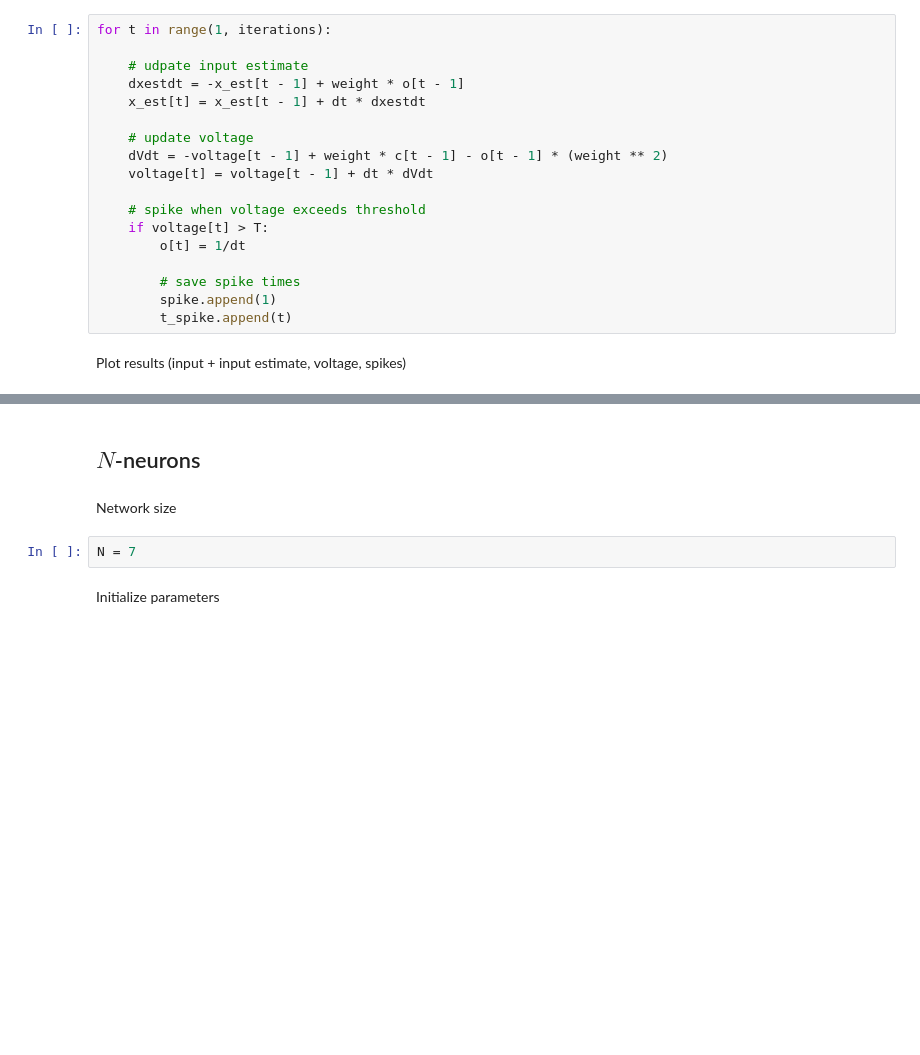
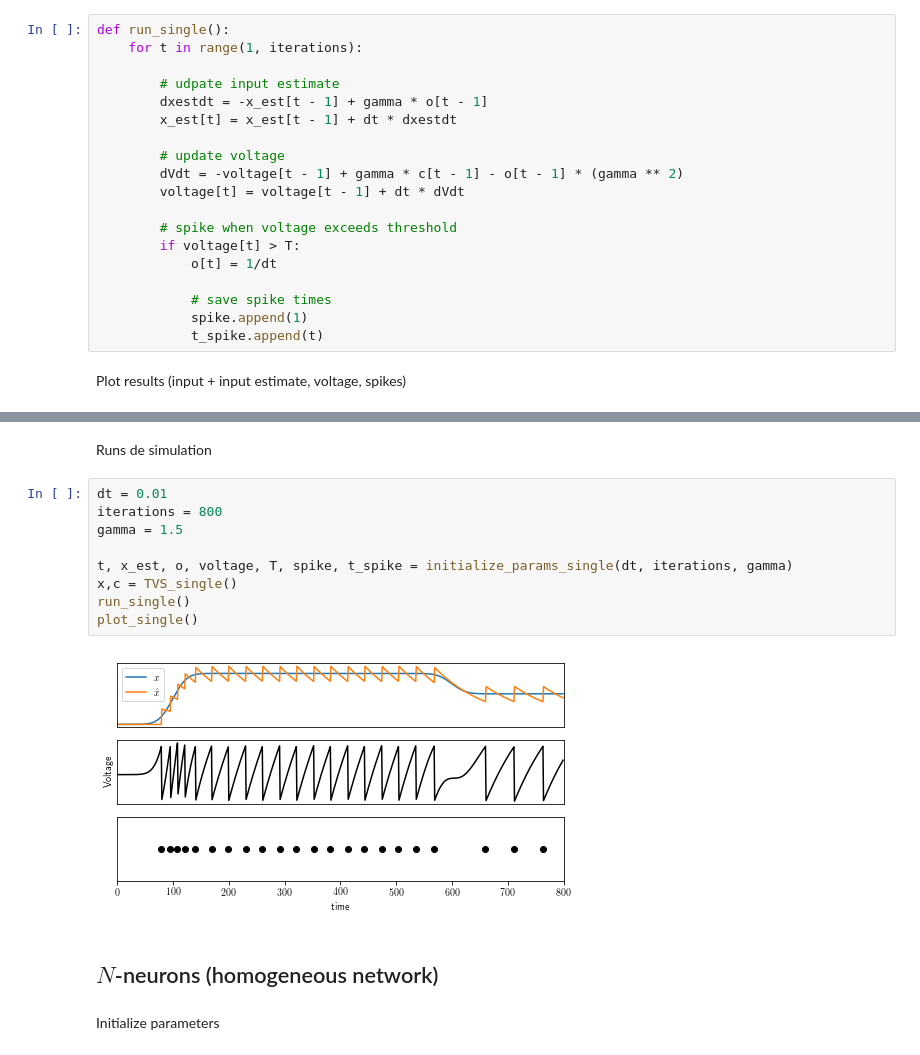
Before and after one commit to ABra1993/LisbonLab, a Jupyter notebook: CSM.ipynb, the cells around one changed output, grey strips where cells are left out. Drawn from its saved outputs; the diff is of its cells as text; blank space fills up the shorter version.

Commit message:
homo- and heterogeneous network, regularization

```diff
--- a/CSM.ipynb
+++ b/CSM.ipynb
@@ -54,23 +57,24 @@ c = smooth[:-1] + dxdt
 # %% [markdown]
 Run simulation
 # %%
-for t in range(1, iterations):
+def run_single():
+    for t in range(1, iterations):
 
-    # udpate input estimate
-    dxestdt = -x_est[t - 1] + weight * o[t - 1]
-    x_est[t] = x_est[t - 1] + dt * dxestdt
+        # udpate input estimate
+        dxestdt = -x_est[t - 1] + gamma * o[t - 1]
+        x_est[t] = x_est[t - 1] + dt * dxestdt
 
-    # update voltage
-    dVdt = -voltage[t - 1] + weight * c[t - 1] - o[t - 1] * (weight ** 2)
-    voltage[t] = voltage[t - 1] + dt * dVdt
+        # update voltage
+        dVdt = -voltage[t - 1] + gamma * c[t - 1] - o[t - 1] * (gamma ** 2)
+        voltage[t] = voltage[t - 1] + dt * dVdt
 
-    # spike when voltage exceeds threshold
-    if voltage[t] > T:
-        o[t] = 1/dt
+        # spike when voltage exceeds threshold
+        if voltage[t] > T:
+            o[t] = 1/dt
 
-        # save spike times
-        spike.append(1)
-        t_spike.append(t)
+            # save spike times
+            spike.append(1)
+            t_spike.append(t)
 # %% [markdown]
 Plot results (input + input estimate, voltage, spikes)
 # %%
@@ -106,9 +108,18 @@ Text(0.5,0,'time')
+# %% [markdown]
+Runs de simulation
+# %%
+dt = 0.01
+iterations = 800
+gamma = 1.5
+
+t, x_est, o, voltage, T, spike, t_spike = initialize_params_single(dt, iterations, gamma)
+x,c = TVS_single()
+run_single()
+plot_single()
+# %% [output]
+[figure, added]
 # %% [markdown]
-## $\textit{N}$-neurons
+## $\textit{N}$-neurons (homogeneous network)
-# %% [markdown]
-Network size
-# %%
-N = 7
 # %% [markdown]
 Initialize parameters
 # %%
```
Also changed, not shown: parts of 17 cells of this notebook, 2 other files.
